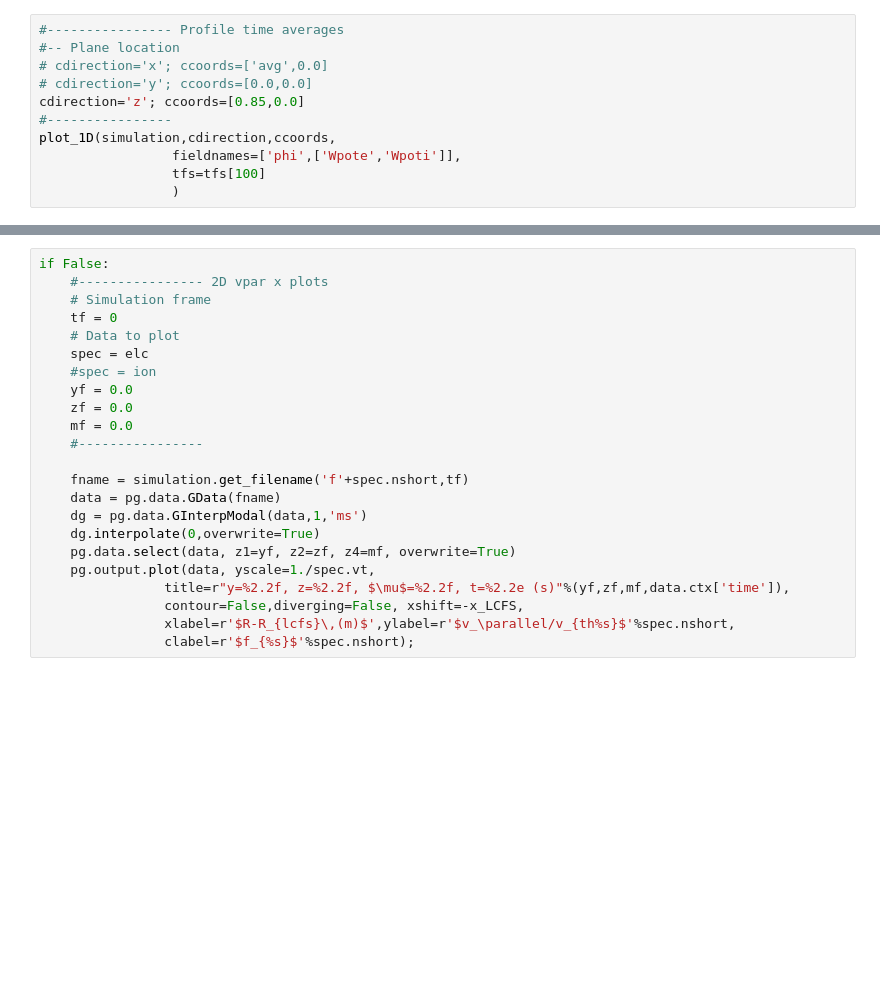
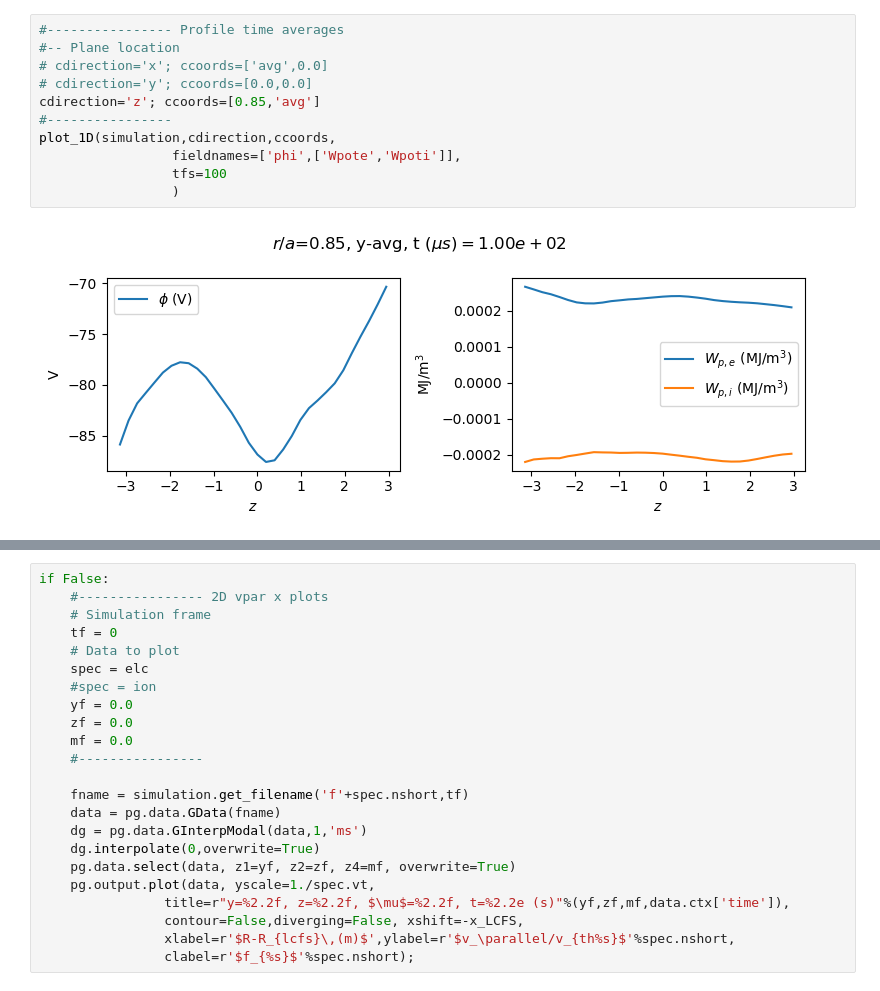
Before and after one commit to Antoinehoff/personal_gkyl_scripts, a Jupyter notebook: example.ipynb, the cells around one changed output, grey strips where cells are left out. Cells and saved outputs as stored; diff of their text form; blank space fills up the shorter version.

```diff
--- a/example.ipynb
+++ b/example.ipynb
@@ -79,11 +81,13 @@ simulation.normalize('energies','MJ')
 # %%
 #---------------- Profile time averages
 #-- Plane location
 # cdirection='x'; ccoords=['avg',0.0]
 # cdirection='y'; ccoords=[0.0,0.0]
-cdirection='z'; ccoords=[0.85,0.0]
+cdirection='z'; ccoords=[0.85,'avg']
 #----------------
 plot_1D(simulation,cdirection,ccoords,
                  fieldnames=['phi',['Wpote','Wpoti']],
-                 tfs=tfs[100]
+                 tfs=100
                  )
+# %% [output]
+[figure, added]
```
Also changed, not shown: parts of 8 cells of this notebook, 1 other file.
